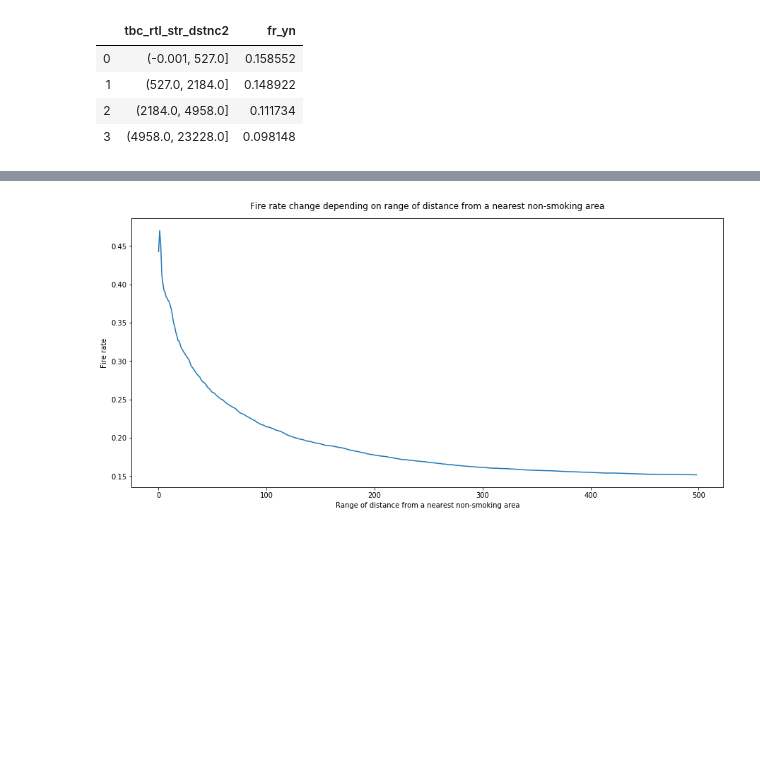
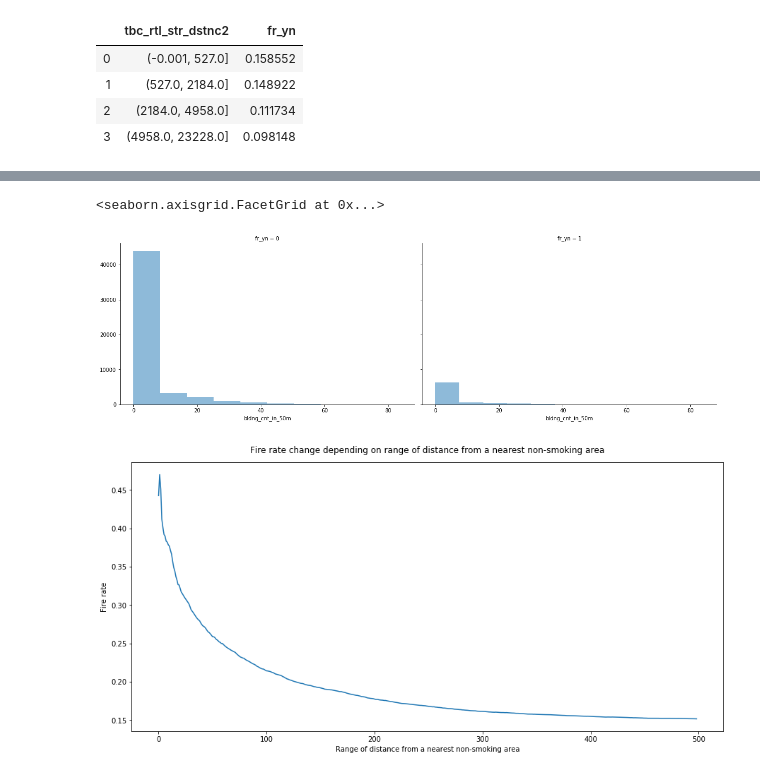
Before and after one commit to cjsgk106/fire-prediction-analysis, a Jupyter notebook: work/preprocessing.ipynb, the cells around one changed output, grey strips where cells are left out. Cells and saved outputs as stored; diff of their text form; code cells hidden in the pictures; blank space fills up the shorter version.

```diff
--- a/work/preprocessing.ipynb
+++ b/work/preprocessing.ipynb
@@ -184,3 +199,10 @@ tbc_pp(all_data)
+# %%
+grid = sns.FacetGrid(train, col='fr_yn', size=5.2, aspect=1.6)
+grid.map(plt.hist, 'bldng_cnt_in_50m', alpha=.5, bins=10)
+grid.add_legend()
+# %% [output]
+<seaborn.axisgrid.FacetGrid at 0x...>
+[figure, added]
 # %%
 cummulate_fire_ratio = []
 for i in range(1, 500):
```
Also changed, not shown: parts of 8 cells of this notebook, 2 other files.
